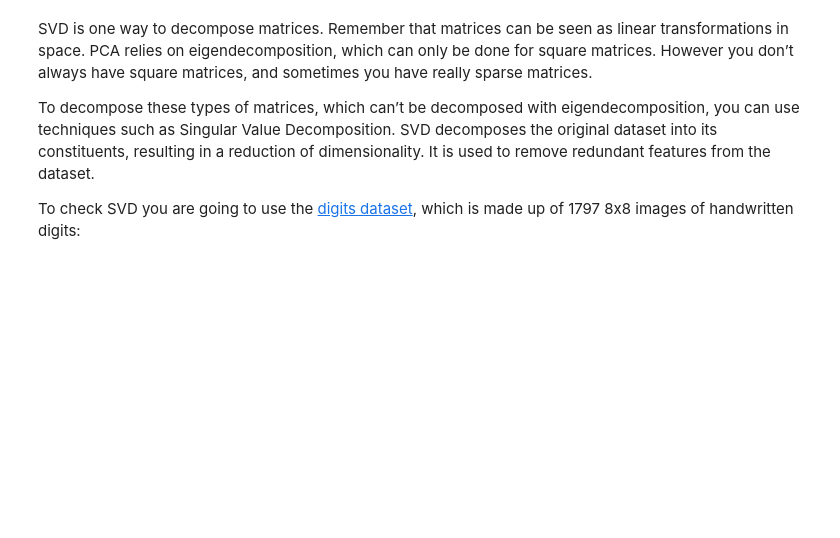
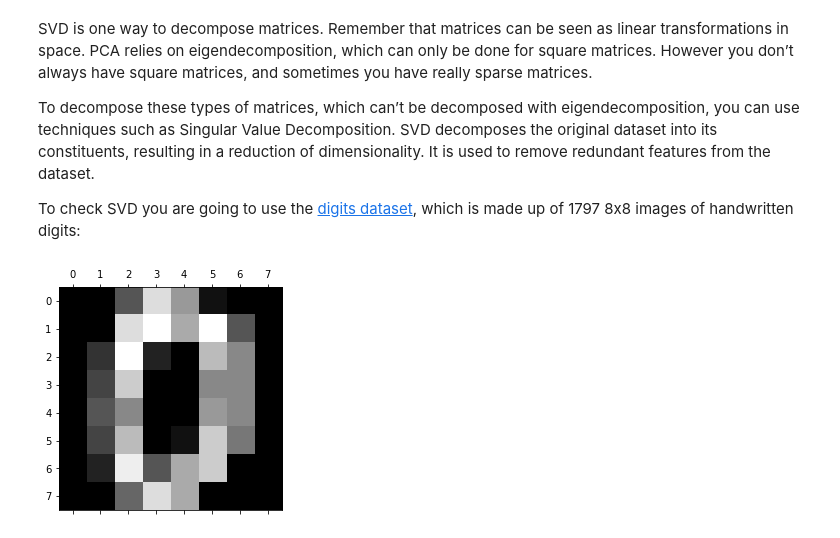
Before and after one commit to rahiakela/mlops-research-and-practice, a Jupyter notebook: MLOps-Specialization/course-3-machine-learning-modeling-pipelines-in-production/week-2-model-resource-management-techniques/02_algorithmic_dimensionality_reduction.ipynb, the cells around one changed output. Cells and saved outputs as stored; diff of their text form; code cells hidden in the pictures; blank space fills up the shorter version.

```diff
--- a/MLOps-Specialization/course-3-machine-learning-modeling-pipelines-in-production/week-2-model-resource-management-techniques/02_algorithmic_dimensionality_reduction.ipynb
+++ b/MLOps-Specialization/course-3-machine-learning-modeling-pipelines-in-production/week-2-model-resource-management-techniques/02_algorithmic_dimensionality_reduction.ipynb
@@ -208,3 +208,13 @@ SVD is one way to decompose matrices. Remember that matrices can be seen as line
 To decompose these types of matrices, which can’t be decomposed with eigendecomposition, you can use techniques such as Singular Value Decomposition. SVD decomposes the original dataset into its constituents, resulting in a reduction of dimensionality. It is used to remove redundant features from the dataset.
 
 To check SVD you are going to use the [digits dataset](https://scikit-learn.org/stable/auto_examples/datasets/plot_digits_last_image.html), which is made up of 1797 8x8 images of handwritten digits:
+# %%
+# Load the digits dataset
+digits = load_digits()
+
+# Plot first digit
+image = digits.data[0].reshape((8, 8))
+plt.matshow(image, cmap="gray")
+plt.show()
+# %% [output]
+[figure, added]
```
Also changed, not shown: parts of 25 cells of this notebook.
